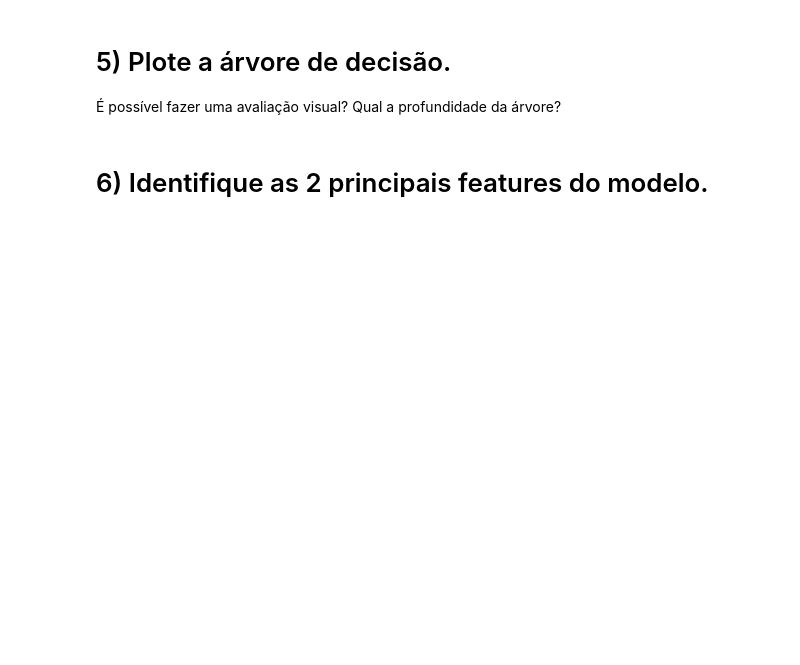
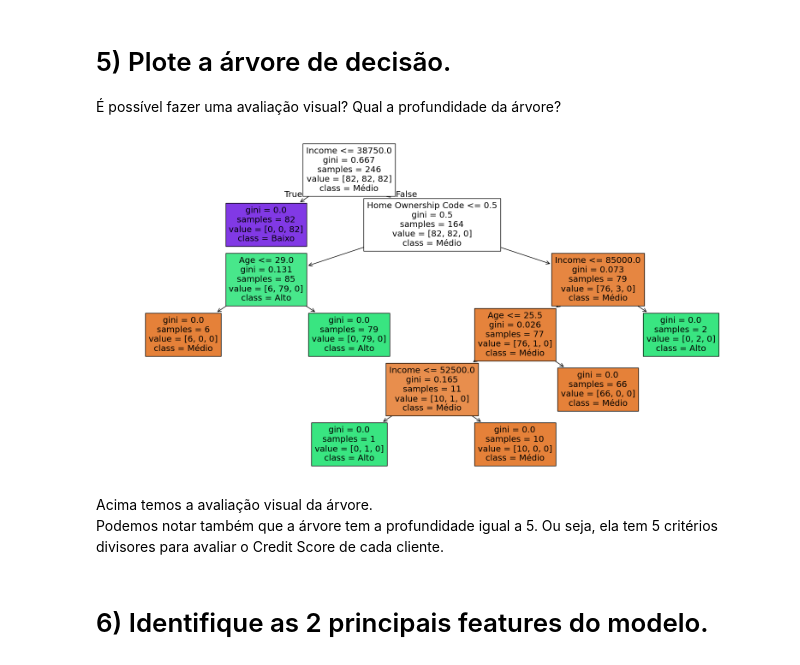
Before and after one commit to flavianojr1/credit-score-com-arvores-de-decisao, a Jupyter notebook: Profissao Cientista de Dados M21 Pratique.ipynb, the cells around one changed output. Drawn from its saved outputs; the diff is of its cells as text; code cells hidden in the pictures; blank space fills up the shorter version.

```diff
--- a/Profissao Cientista de Dados M21 Pratique.ipynb
+++ b/Profissao Cientista de Dados M21 Pratique.ipynb
@@ -124,0 +152,15 @@ Traga a acurácia para o modedlo com os dados de treino.
+# %%
+# Instanciamos o modelo com o critério gini e random_state=0
+modelo = DecisionTreeClassifier(criterion='gini', random_state=0)
+
+# Aplicamos as bases de dados ao modelo
+modelo.fit(X_train_balanced, y_train_balanced)
+
+# Prevemos os valores a partir da base de treino (sem as respostas)
+previsoes = modelo.predict(X_train_balanced)
+
+# Relatório de Classificação
+relatorio = classification_report(y_train_balanced, previsoes)
+
+print('Relatório de Classificação: \n')
+print(relatorio)
@@ -134,2 +224,17 @@ Traga a acurácia para o modedlo com os dados de treino.
+# %%
+# Plotando o gráfico com plot_tree para visualizar a Árvore de Decisão
+plt.figure(figsize=(20, 10))
+plot_tree(
+    modelo,
+    filled=True,
+    feature_names=X_train_balanced.columns,
+    class_names=['Médio', 'Alto', 'Baixo']
+)
+plt.show()
+# %% [output]
+[figure, added]
+# %% [markdown]
+Acima temos a avaliação visual da árvore.
+Podemos notar também que a árvore tem a profundidade igual a 5. Ou seja, ela tem 5 critérios divisores para avaliar o Credit Score de cada cliente.
 # %% [markdown]
 # 6) Identifique as 2 principais features do modelo.
```
Also changed, not shown: parts of 22 cells of this notebook, 2 other files.
